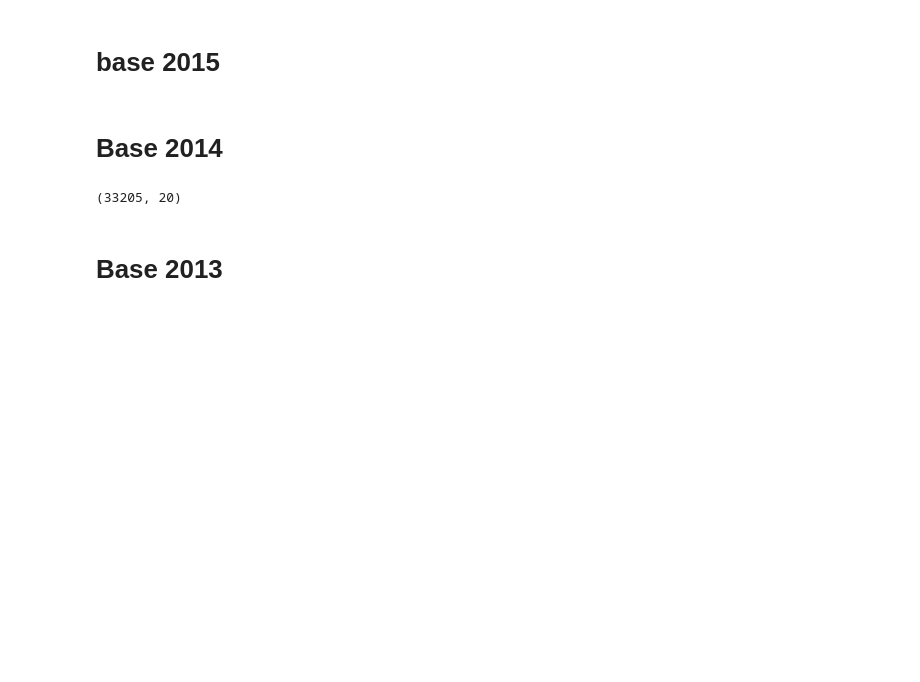
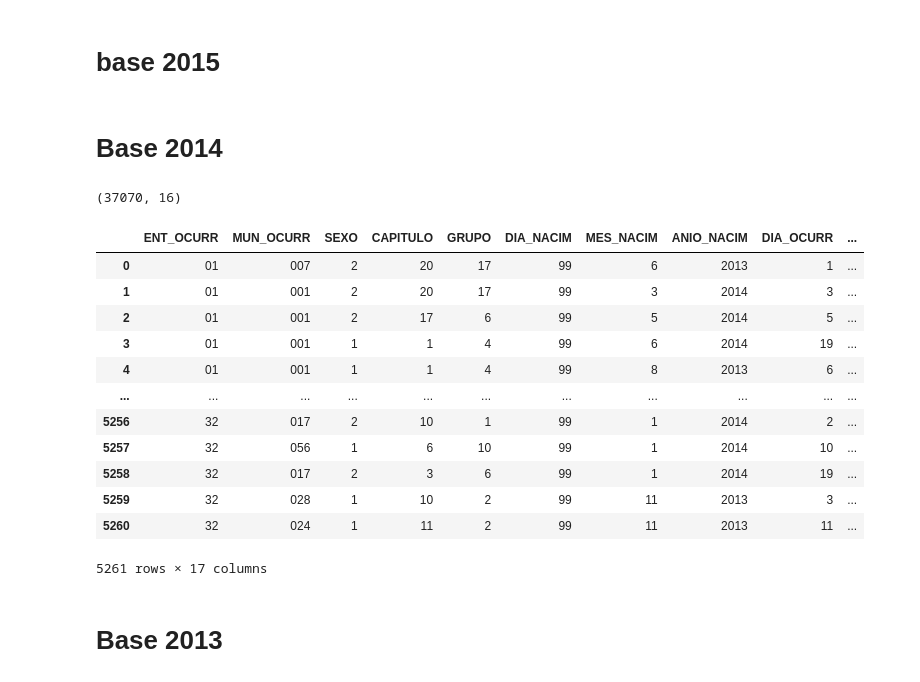
Before and after one commit to jdanielgoh/datos-defunciones, a Jupyter notebook: actas_defuncion.ipynb, the cells around one changed output. Drawn from its saved outputs; the diff is of its cells as text; code cells hidden in the pictures; blank space fills up the shorter version.

```diff
--- a/actas_defuncion.ipynb
+++ b/actas_defuncion.ipynb
@@ -399,13 +468,37 @@ data["CVE_CAPGPO"] = data.apply(lambda x : str(x.CAPITULO).zfill(2) + str(x.GRUP
 data["CAPGPO"] = data["CVE_CAPGPO"].map(dic_capgpo)
 
 # Exportamiento
-data[['ENT_OCURR', 'MUN_OCURR', 'SEXO',
-       'EDAD_AGRU', 'FECHA_NACIMIENTO', 'FECHA_OCURRENCIA',
-       'EDAD_ANIOS', 'EDAD', 'CVEGEO', 'CVE_CAPGPO', 'CAPGPO']].to_csv("datos-limpios/defs_2014.csv")
+eff = df_fecha_incompleta[(df_fecha_incompleta.MES_OCURR.apply(int)!=99) &(df_fecha_incompleta.ANIO_OCUR.apply(int)!=9999)]
+eff = eff[eff.EDAD_AGRU.apply(int)<=6].reset_index(drop=True)
+eff["EDAD"] = eff.EDAD_AGRU.apply(int).map({1: 0, 2: 1, 3: 2, 4:3, 5: 4})
+eff["CVEGEO"] = eff.apply(lambda x : x.ENT_OCURR + x.MUN_OCURR, axis=1)
+eff["CVE_CAPGPO"] = eff.apply(lambda x : str(x.CAPITULO).zfill(2) + str(x.GRUPO).zfill(2),axis=1)
+eff["FECHA_OCURRENCIA"] = pd.to_datetime(eff.apply(lambda x : "01-" +str(x.MES_OCURR)+ "-" +str(x.ANIO_OCUR),axis=1), format="%d-%m-%Y")
+eff["CAPGPO"] = eff["CVE_CAPGPO"].map(dic_capgpo)
+pd.concat([data[['ENT_OCURR', 'MUN_OCURR', 'SEXO',
+       'EDAD_AGRU', 'FECHA_OCURRENCIA', 'EDAD', 'CVEGEO', 'CVE_CAPGPO', 'CAPGPO']],eff[['ENT_OCURR', 'MUN_OCURR', 'SEXO',
+       'EDAD_AGRU', 'FECHA_OCURRENCIA', 'EDAD', 'CVEGEO', 'CVE_CAPGPO', 'CAPGPO']]]).reset_index(drop=True).to_csv("datos-limpios/defs_2014.csv")
 # %%
-data.shape
+df_fecha_incompleta.shape
+df_fecha_completa.shape
 # %% [output]
-(33205, 20)
+(37070, 16)
+# %%
+eff
+# %% [output]
+|  | ENT_OCURR | MUN_OCURR | SEXO | CAPITULO | GRUPO | DIA_NACIM | MES_NACIM | ANIO_NACIM | DIA_OCURR | ... |
+| 0 | 01 | 007 | 2 | 20 | 17 | 99 | 6 | 2013 | 1 | ... |
+| 1 | 01 | 001 | 2 | 20 | 17 | 99 | 3 | 2014 | 3 | ... |
+| 2 | 01 | 001 | 2 | 17 | 6 | 99 | 5 | 2014 | 5 | ... |
+| 3 | 01 | 001 | 1 | 1 | 4 | 99 | 6 | 2014 | 19 | ... |
+| 4 | 01 | 001 | 1 | 1 | 4 | 99 | 8 | 2013 | 6 | ... |
+| ... | ... | ... | ... | ... | ... | ... | ... | ... | ... | ... |
+| 5256 | 32 | 017 | 2 | 10 | 1 | 99 | 1 | 2014 | 2 | ... |
+| 5257 | 32 | 056 | 1 | 6 | 10 | 99 | 1 | 2014 | 10 | ... |
+| 5258 | 32 | 017 | 2 | 3 | 6 | 99 | 1 | 2014 | 19 | ... |
+| 5259 | 32 | 028 | 1 | 10 | 2 | 99 | 11 | 2013 | 3 | ... |
+| 5260 | 32 | 024 | 1 | 11 | 2 | 99 | 11 | 2013 | 11 | ... |
+5261 rows × 17 columns
 # %% [markdown]
 # Base 2013
 # %%
```
Also changed, not shown: parts of 21 cells of this notebook, 14 other files.
